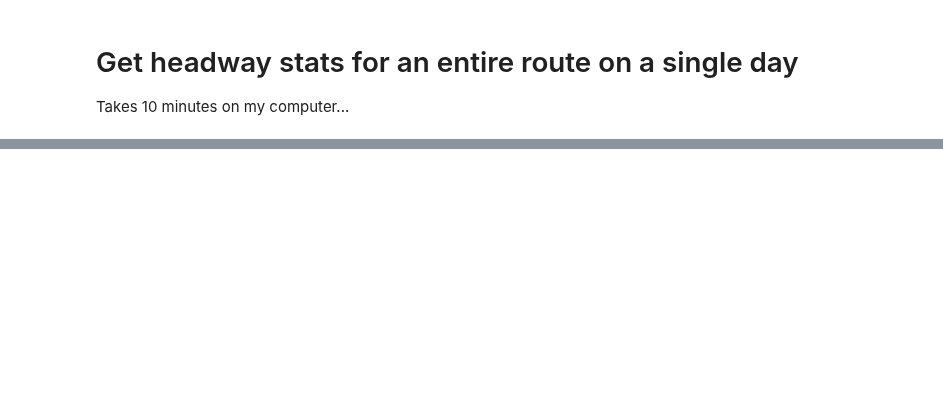
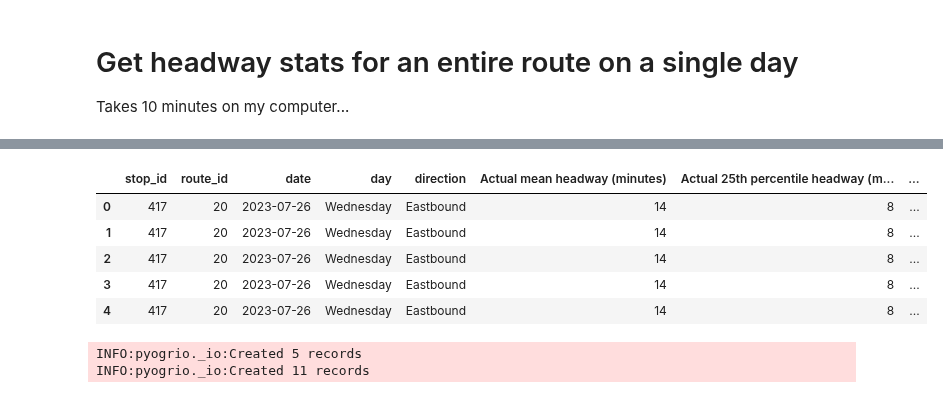
Before and after one commit to kristenhahn/cta_bus_tracker_exploration, a Jupyter notebook: all_headways_all_stops_single_route.ipynb, the cells around one changed output, grey strips where cells are left out. Cells and saved outputs as stored; diff of their text form; code cells hidden in the pictures; blank space fills up the shorter version.

```diff
--- a/all_headways_all_stops_single_route.ipynb
+++ b/all_headways_all_stops_single_route.ipynb
@@ -188,0 +383,5 @@ scheduled_headways
+# %%
+
+stats_all_stops.reset_index(inplace = True, drop = True)
+
+stats_all_stops
@@ -188,0 +391,7 @@ scheduled_headways
+# %%
+
+# combine bus stop geospatial info with the stats dataframe
+# to generate a geojson with stats for every stop point
+patterns = get_patterns(vehicles, route_id)
+# %%
+stops = get_pattern_stops(patterns)
@@ -188,0 +400,7 @@ scheduled_headways
+# %%
+
+# merge stop geodataframe with headway stats
+df_stops = gpd.GeoDataFrame(stops[['stpid', 'stpnm', 'geometry']])
+df_stops
+
+df_stops
@@ -188,0 +436,11 @@ scheduled_headways
+# %%
+stats_all_stops = gpd.GeoDataFrame(stats_all_stops.merge(df_stops, left_on='stop_id', right_on='stpid'))
+
+stats_all_stops
+# %% [output]
+|  | stop_id | route_id | date | day | direction | Actual mean headway (minutes) | Actual 25th percentile headway (m... | ... |
+| 0 | 417 | 20 | 2023-07-26 | Wednesday | Eastbound | 14 | 8 | ... |
+| 1 | 417 | 20 | 2023-07-26 | Wednesday | Eastbound | 14 | 8 | ... |
+| 2 | 417 | 20 | 2023-07-26 | Wednesday | Eastbound | 14 | 8 | ... |
+| 3 | 417 | 20 | 2023-07-26 | Wednesday | Eastbound | 14 | 8 | ... |
+| 4 | 417 | 20 | 2023-07-26 | Wednesday | Eastbound | 14 | 8 | ... |
@@ -188,0 +453,13 @@ scheduled_headways
+# %%
+
+
+# Export stop data to geojson
+json_filepath_stops = f'headway_summaries/route{route_id}_{service_date_string}.json'
+stats_all_stops.to_file(filename=json_filepath_stops, driver='GeoJSON')
+
+# export route linestring data to geojson
+json_filepath_linestring = f'headway_summaries/route{route_id}_linestring.json'
+route_linestring.to_file(json_filepath_linestring, driver='GeoJSON')
+# %% [output]
+INFO:pyogrio._io:Created 5 records
+INFO:pyogrio._io:Created 11 records
```
Also changed, not shown: parts of 42 cells of this notebook, 5 other files.
